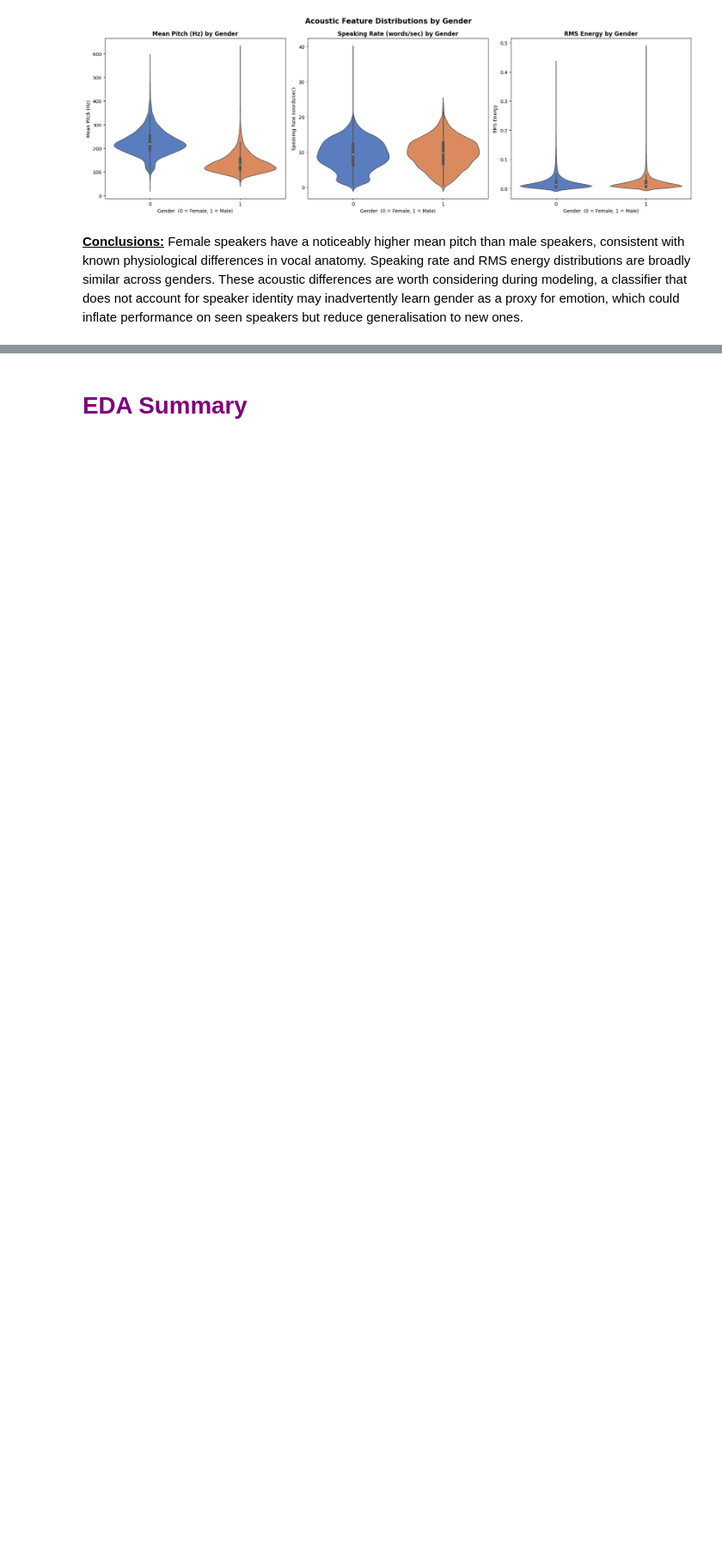
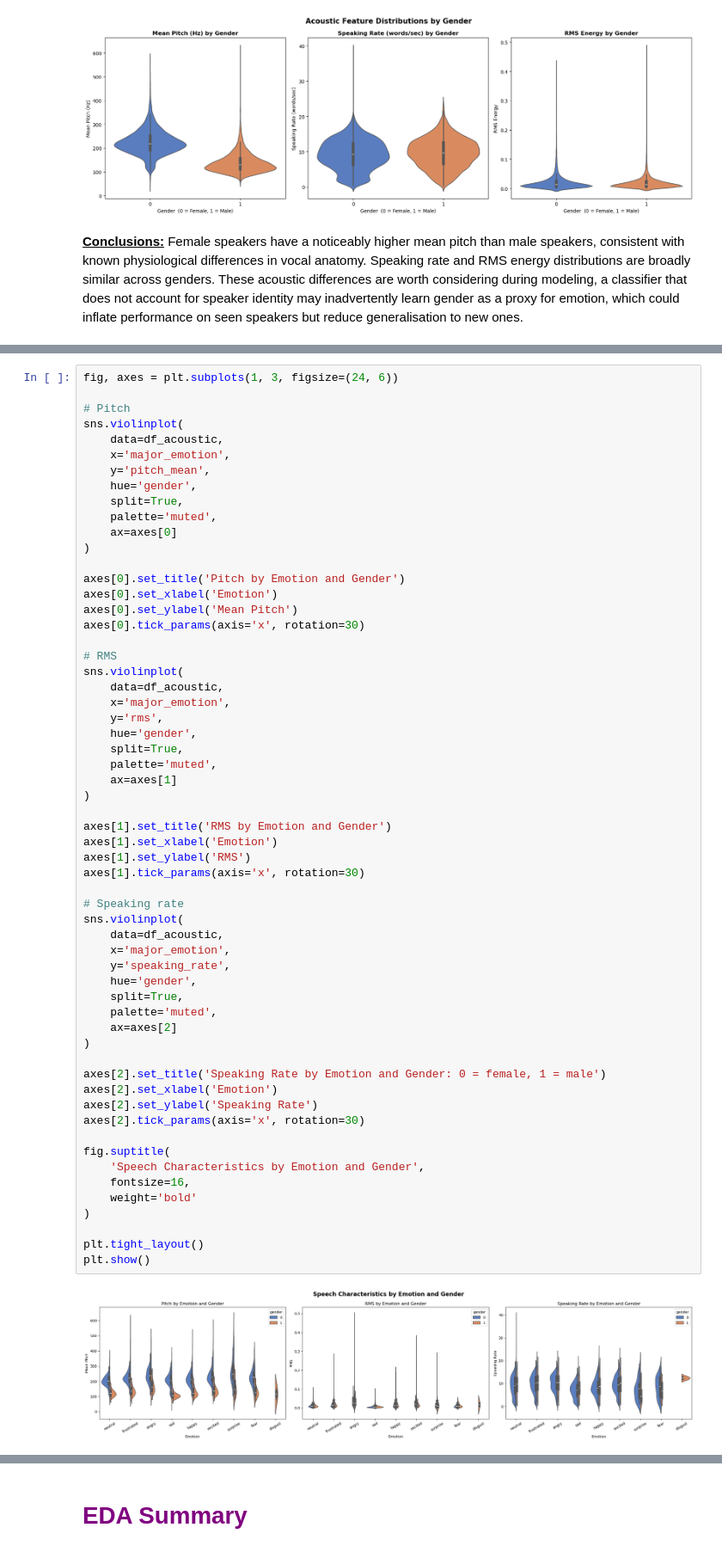
Before and after one commit to almahova/iemocap-proj, a Jupyter notebook: notebooks/iemocap-analysis.ipynb, the cells around one changed output, grey strips where cells are left out. Shown at 86% size. Saved outputs shown, nothing was run; the diff lists cells and outputs as text; blank space fills up the shorter version.

Commit message:
add graph: speaking rate by emotion and gender

```diff
--- a/notebooks/iemocap-analysis.ipynb
+++ b/notebooks/iemocap-analysis.ipynb
@@ -542,0 +545,61 @@ Female speakers have a noticeably higher mean pitch than male speakers, consiste
+# %%
+fig, axes = plt.subplots(1, 3, figsize=(24, 6))
+
+# Pitch
+sns.violinplot(
+    data=df_acoustic,
+    x='major_emotion',
+    y='pitch_mean',
+    hue='gender',
+    split=True,
+    palette='muted',
+    ax=axes[0]
+)
+
+axes[0].set_title('Pitch by Emotion and Gender')
+axes[0].set_xlabel('Emotion')
+axes[0].set_ylabel('Mean Pitch')
+axes[0].tick_params(axis='x', rotation=30)
+
+# RMS
+sns.violinplot(
+    data=df_acoustic,
+    x='major_emotion',
+    y='rms',
+    hue='gender',
+    split=True,
+    palette='muted',
+    ax=axes[1]
+)
+
+axes[1].set_title('RMS by Emotion and Gender')
+axes[1].set_xlabel('Emotion')
+axes[1].set_ylabel('RMS')
+axes[1].tick_params(axis='x', rotation=30)
+
+# Speaking rate
+sns.violinplot(
+    data=df_acoustic,
+    x='major_emotion',
+    y='speaking_rate',
+    hue='gender',
+    split=True,
+    palette='muted',
+    ax=axes[2]
+)
+
+axes[2].set_title('Speaking Rate by Emotion and Gender: 0 = female, 1 = male')
+axes[2].set_xlabel('Emotion')
+axes[2].set_ylabel('Speaking Rate')
+axes[2].tick_params(axis='x', rotation=30)
+
+fig.suptitle(
+    'Speech Characteristics by Emotion and Gender',
+    fontsize=16,
+    weight='bold'
+)
+
+plt.tight_layout()
+plt.show()
+# %% [output]
+[figure, added]
```
Also changed, not shown: parts of 6 cells of this notebook.
